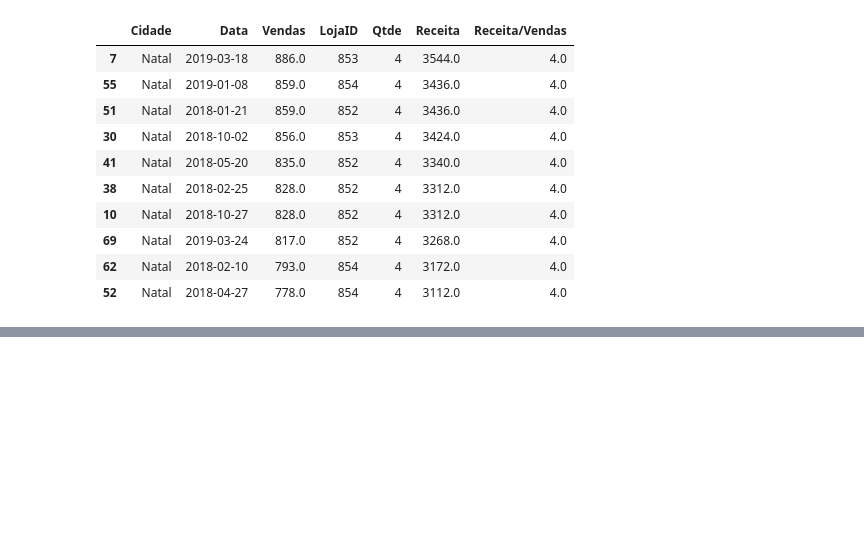
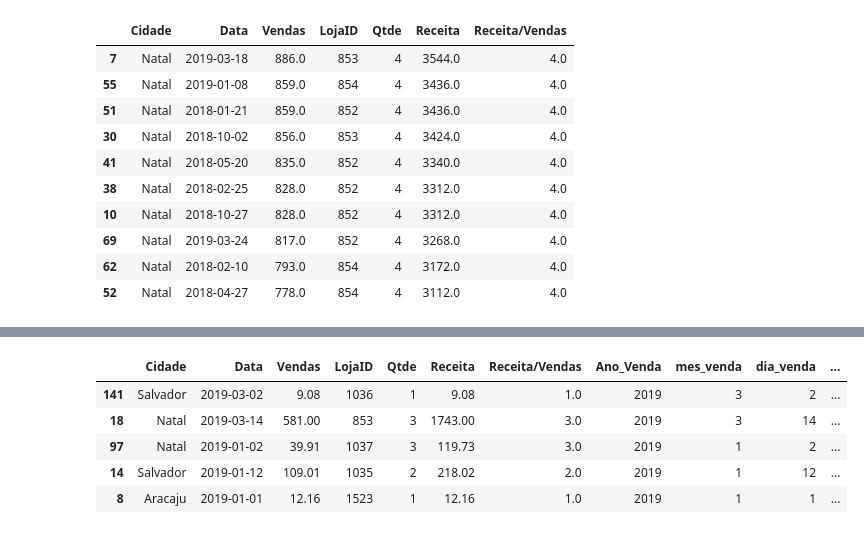
Before and after one commit to david95alex/dio-pandas-project, a Jupyter notebook: 02-planilhas-excel.ipynb, the cells around one changed output, grey strips where cells are left out. Drawn from its saved outputs; the diff is of its cells as text; code cells hidden in the pictures; blank space fills up the shorter version.

```diff
--- a/02-planilhas-excel.ipynb
+++ b/02-planilhas-excel.ipynb
@@ -164,0 +167,3 @@ df.sort_values("Receita", ascending=False).head(10)
+# %%
+# transformando a coluna de data em tipo inteiro
+df["Data"] = df["Data"].astype("int64")
@@ -164,0 +182,3 @@ df.sort_values("Receita", ascending=False).head(10)
+# %%
+# transformando coluna de data em data
+df["Data"] = pd.to_datetime(df["Data"])
@@ -164,0 +235,9 @@ df.sort_values("Receita", ascending=False).head(10)
+# %%
+df.sample(5)
+# %% [output]
+|  | Cidade | Data | Vendas | LojaID | Qtde | Receita | Receita/Vendas | Ano_Venda | mes_venda | dia_venda | ... |
+| 141 | Salvador | 2019-03-02 | 9.08 | 1036 | 1 | 9.08 | 1.0 | 2019 | 3 | 2 | ... |
+| 18 | Natal | 2019-03-14 | 581.00 | 853 | 3 | 1743.00 | 3.0 | 2019 | 3 | 14 | ... |
+| 97 | Natal | 2019-01-02 | 39.91 | 1037 | 3 | 119.73 | 3.0 | 2019 | 1 | 2 | ... |
+| 14 | Salvador | 2019-01-12 | 109.01 | 1035 | 2 | 218.02 | 2.0 | 2019 | 1 | 12 | ... |
+| 8 | Aracaju | 2019-01-01 | 12.16 | 1523 | 1 | 12.16 | 1.0 | 2019 | 1 | 1 | ... |
```
Also changed, not shown: parts of 14 cells of this notebook.
